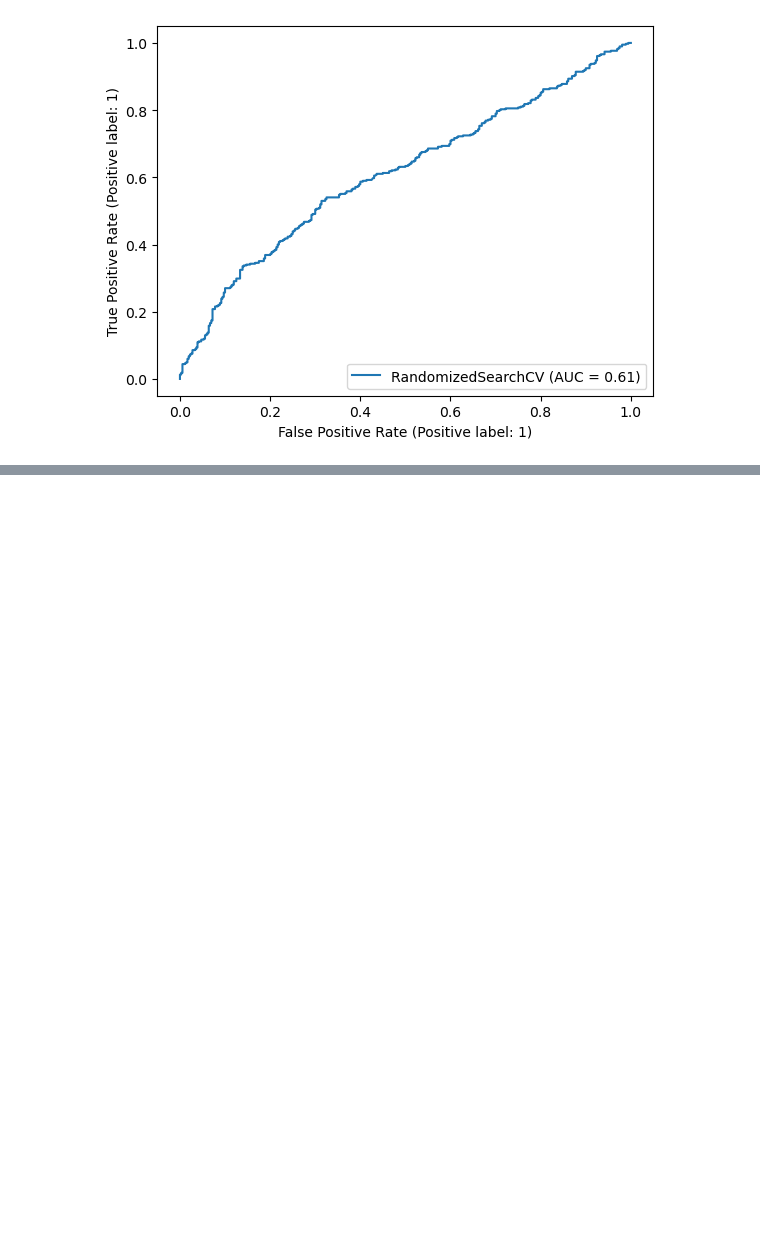
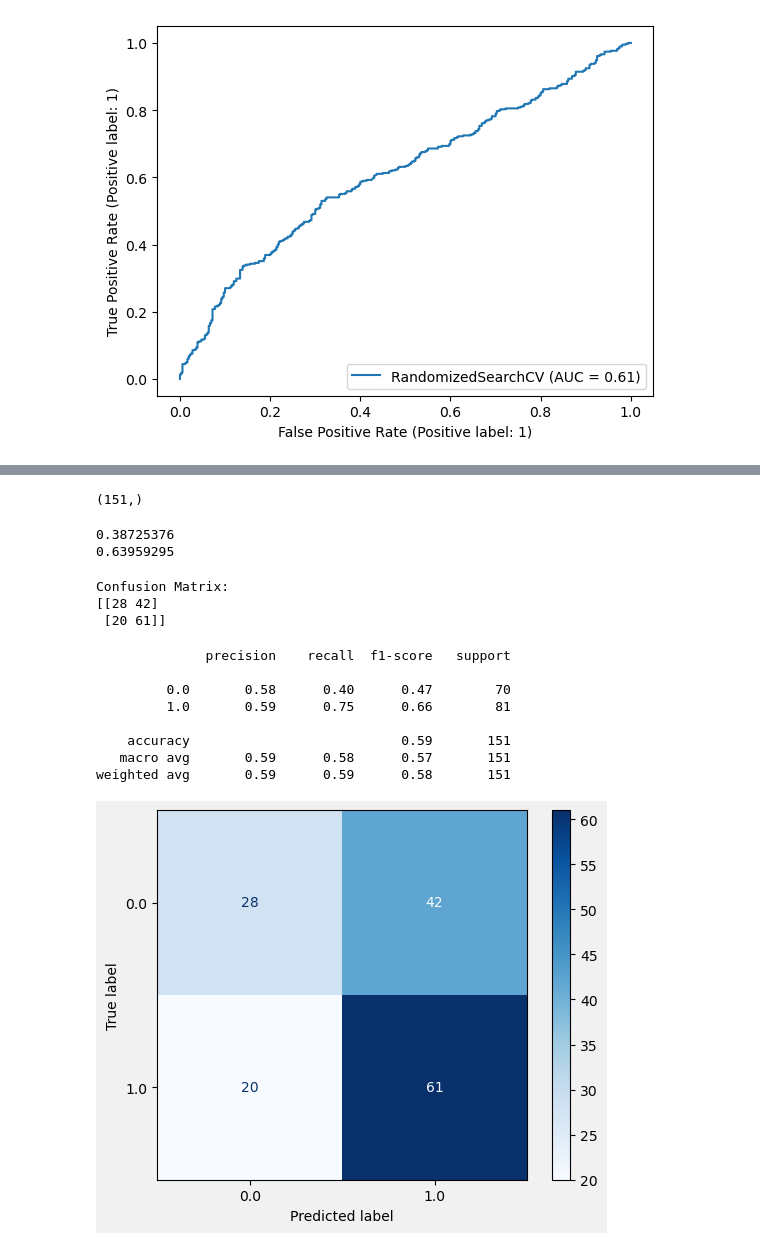
Before and after one commit to MasoodDastan/fomc, a Jupyter notebook: notebooks/07-Models.ipynb, the cells around one changed output, grey strips where cells are left out. Cells and saved outputs as stored; diff of their text form; code cells hidden in the pictures; blank space fills up the shorter version.

```diff
--- a/notebooks/07-Models.ipynb
+++ b/notebooks/07-Models.ipynb
@@ -406,0 +537,2 @@ plt.savefig('../images/model_performance.png', dpi=300);
+# %%
+pred_test = model.predict(X_test)
@@ -406,0 +541,35 @@ plt.savefig('../images/model_performance.png', dpi=300);
+# %%
+pred_test = pred_test.reshape(-1)
+pred_test.shape
+# %% [output]
+(151,)
+# %%
+print(pred_test.min())
+print(pred_test.max())
+# %% [output]
+0.38725376
+0.63959295
+# %%
+threshold = 0.5
+y_pred = np.where(pred_test >= threshold, 1, 0)
+# %%
+conf_matrix = confusion_matrix(y_test, y_pred)
+print("Confusion Matrix:")
+print(conf_matrix)
+# %% [output]
+Confusion Matrix:
+[[28 42]
+ [20 61]]
+# %%
+print(classification_report(y_test, y_pred))
+ConfusionMatrixDisplay.from_predictions(y_test, y_pred, cmap='Blues');
+# %% [output]
+              precision    recall  f1-score   support
+
+         0.0       0.58      0.40      0.47        70
+         1.0       0.59      0.75      0.66        81
+
+    accuracy                           0.59       151
+   macro avg       0.59      0.58      0.57       151
+weighted avg       0.59      0.59      0.58       151
+[figure, added]
```
Also changed, not shown: parts of 28 cells of this notebook, 11 other files.
